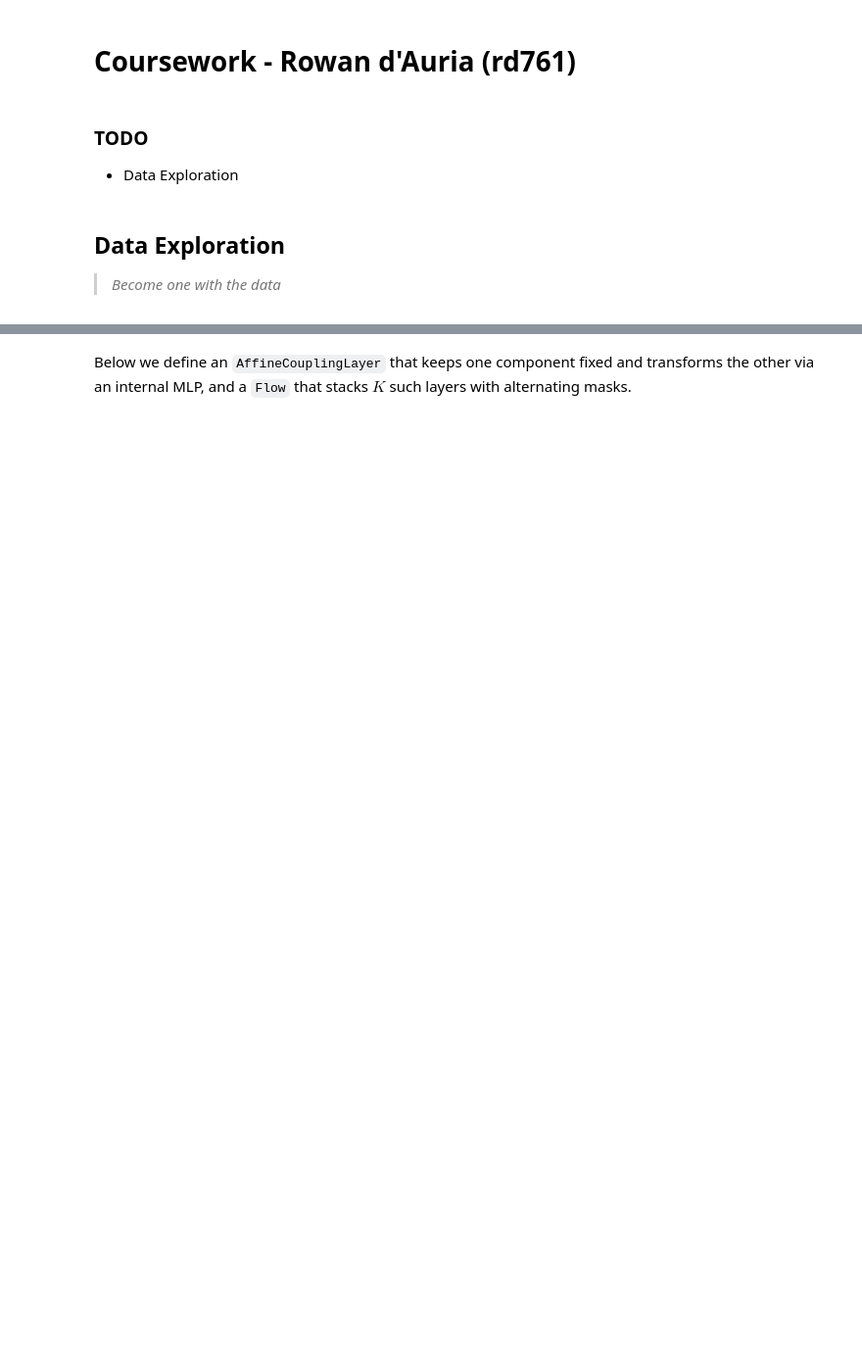
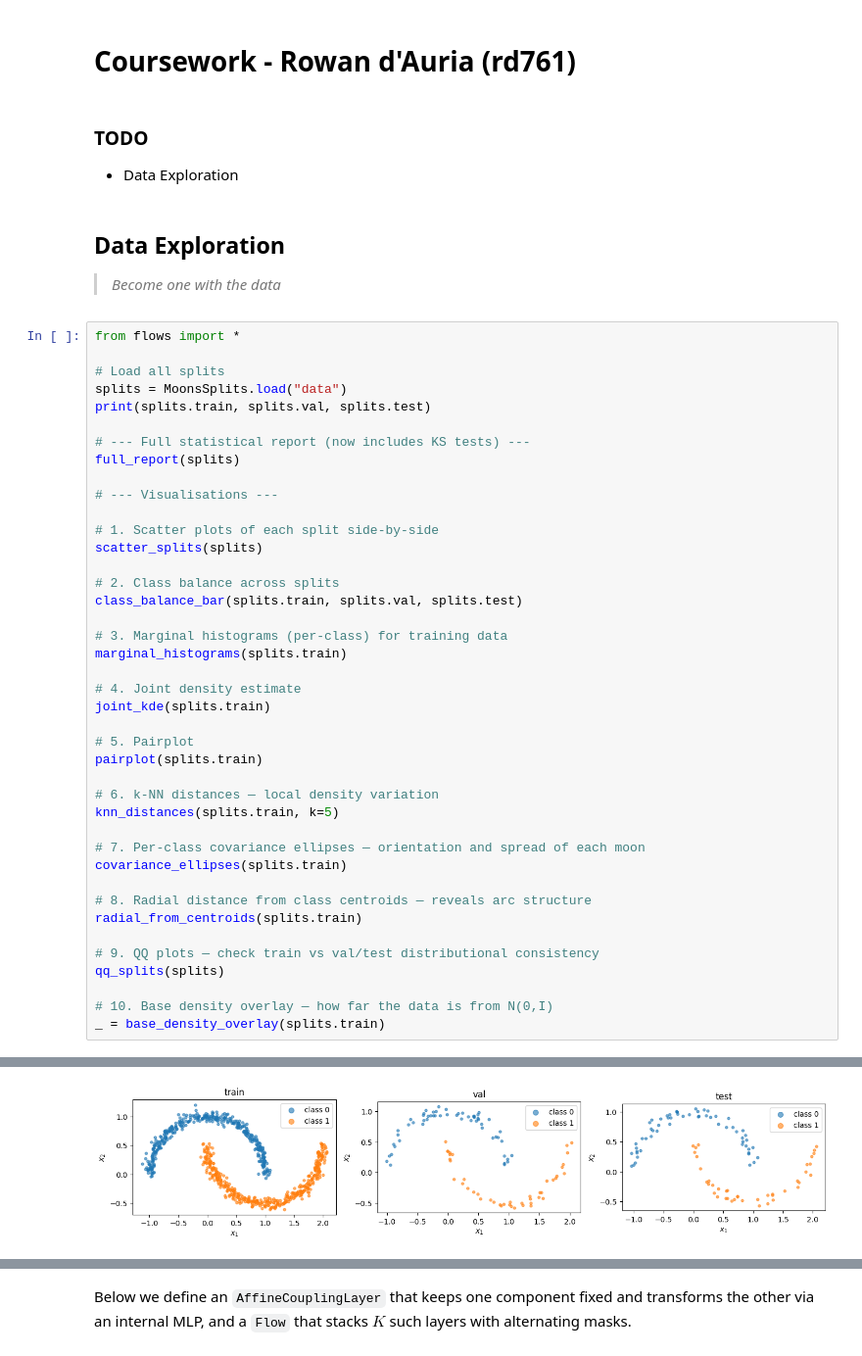
Before and after one commit to rowan-dauria/m2-coursework, a Jupyter notebook: coursework.ipynb, the cells around one changed output, grey strips where cells are left out. Shown at 98% size. Cells and saved outputs as stored; diff of their text form; blank space fills up the shorter version.

```diff
--- a/coursework.ipynb
+++ b/coursework.ipynb
@@ -6,3 +6,45 @@
 # %% [markdown]
 ## Data Exploration
 > _Become one with the data_
+# %%
+from flows import *
+
+# Load all splits
+splits = MoonsSplits.load("data")
+print(splits.train, splits.val, splits.test)
+
+# --- Full statistical report (now includes KS tests) ---
+full_report(splits)
+
+# --- Visualisations ---
+
+# 1. Scatter plots of each split side-by-side
+scatter_splits(splits)
+
+# 2. Class balance across splits
+class_balance_bar(splits.train, splits.val, splits.test)
+
+# 3. Marginal histograms (per-class) for training data
+marginal_histograms(splits.train)
+
+# 4. Joint density estimate
+joint_kde(splits.train)
+
+# 5. Pairplot
+pairplot(splits.train)
+
+# 6. k-NN distances — local density variation
+knn_distances(splits.train, k=5)
+
+# 7. Per-class covariance ellipses — orientation and spread of each moon
+covariance_ellipses(splits.train)
+
+# 8. Radial distance from class centroids — reveals arc structure
+radial_from_centroids(splits.train)
+
+# 9. QQ plots — check train vs val/test distributional consistency
+qq_splits(splits)
+
+# 10. Base density overlay — how far the data is from N(0,I)
+_ = base_density_overlay(splits.train)
+# %% [output]
@@ -8,0 +68 @@
+[figure, added]
```
Also changed, not shown: parts of 7 cells of this notebook, 6 other files.
